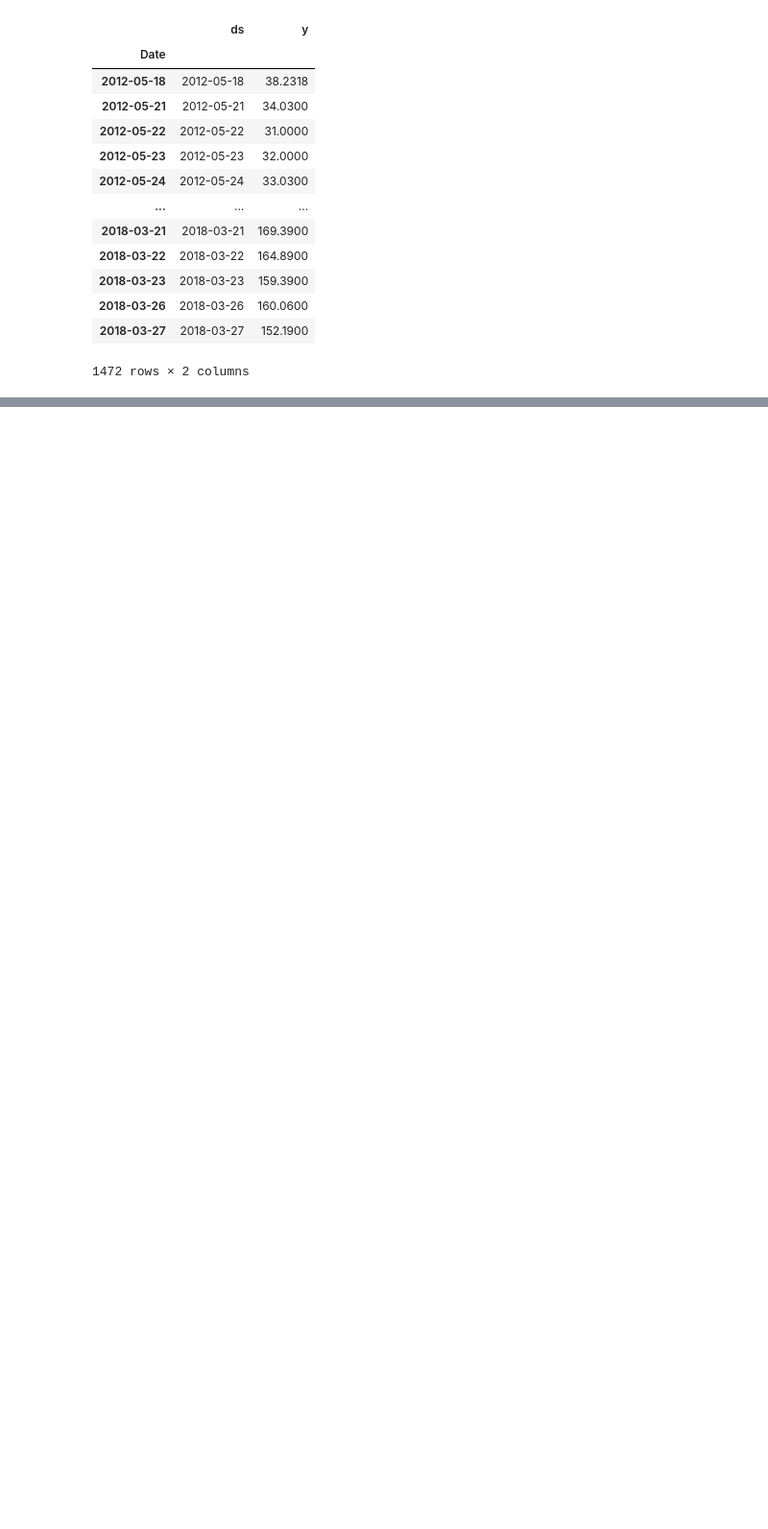
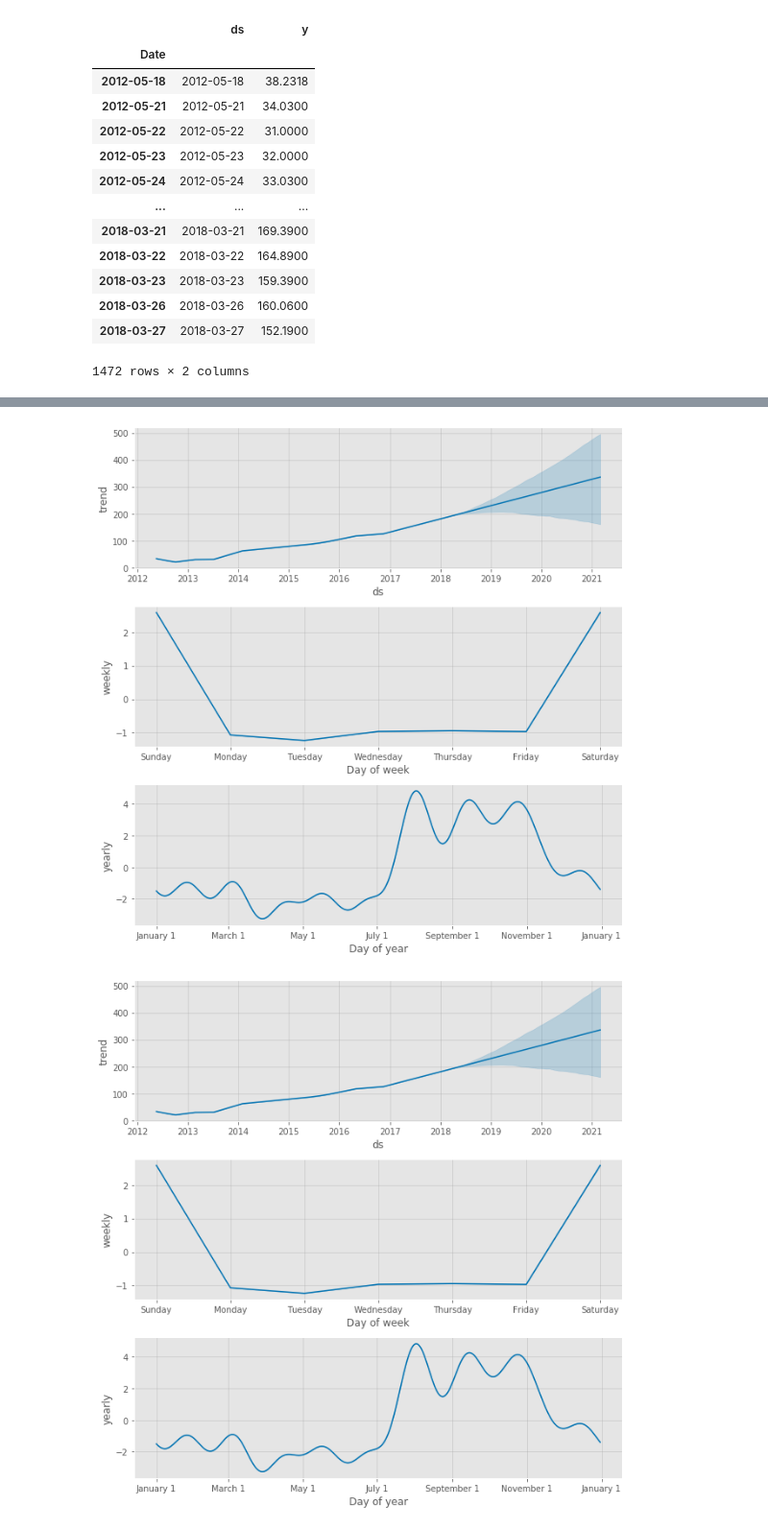
Before and after one commit to basillatif/Stock-API-Dev, a Jupyter notebook: Codes/FB Stock Analysis_bl.ipynb, the cells around one changed output, grey strips where cells are left out. Shown: that part at 96% size. Cells and saved outputs as stored; diff of their text form; code cells hidden in the pictures; blank space fills up the shorter version.

```diff
--- a/Codes/FB Stock Analysis_bl.ipynb
+++ b/Codes/FB Stock Analysis_bl.ipynb
@@ -367,0 +411,5 @@ my_model = Prophet(interval_width=0.95)
+# %%
+my_model.plot_components(forecast)
+# %% [output]
+[figure, added]
+[figure, added]
```
Also changed, not shown: parts of 23 cells of this notebook, 23 other files.
